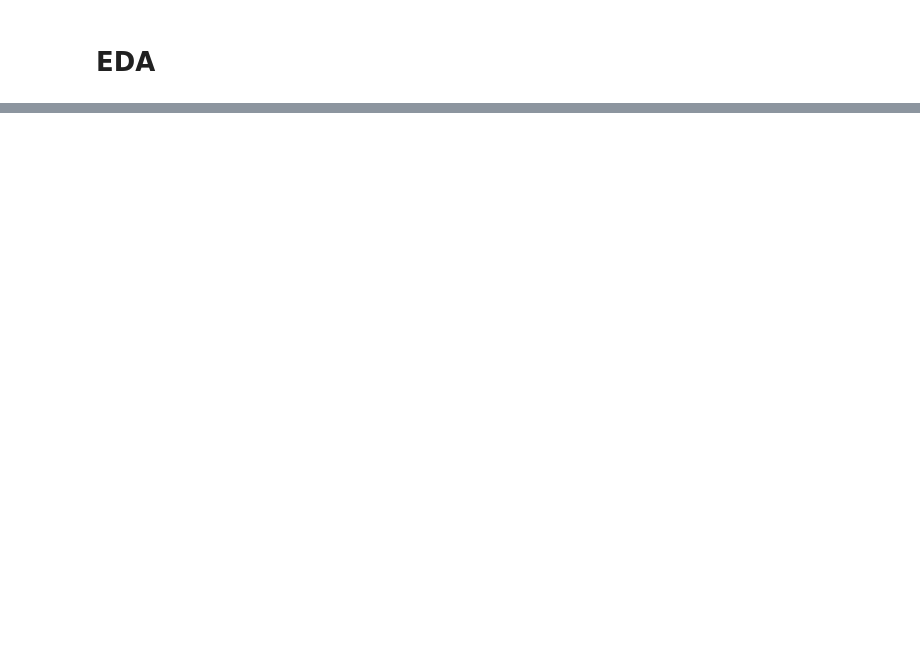
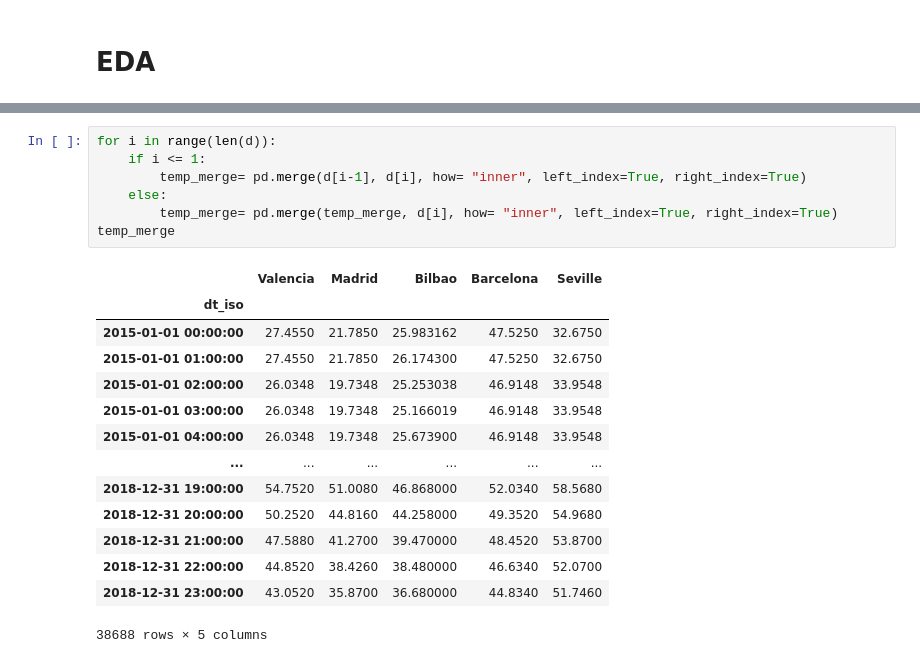
Before and after one commit to KishenSharma6/EnergyPricePredictor, a Jupyter notebook: Notebooks/EDA/EnergyDataEDA.ipynb, the cells around one changed output, grey strips where cells are left out. Drawn from its saved outputs; the diff is of its cells as text; blank space fills up the shorter version.

```diff
--- a/Notebooks/EDA/EnergyDataEDA.ipynb
+++ b/Notebooks/EDA/EnergyDataEDA.ipynb
@@ -185,0 +210,22 @@ plt.show()
+# %%
+for i in range(len(d)):
+    if i <= 1:
+        temp_merge= pd.merge(d[i-1], d[i], how= "inner", left_index=True, right_index=True)
+    else:
+        temp_merge= pd.merge(temp_merge, d[i], how= "inner", left_index=True, right_index=True)
+temp_merge
+# %% [output]
+|  | Valencia | Madrid | Bilbao | Barcelona | Seville |
+| dt_iso |  |  |  |  |  |
+| 2015-01-01 00:00:00 | 27.4550 | 21.7850 | 25.983162 | 47.5250 | 32.6750 |
+| 2015-01-01 01:00:00 | 27.4550 | 21.7850 | 26.174300 | 47.5250 | 32.6750 |
+| 2015-01-01 02:00:00 | 26.0348 | 19.7348 | 25.253038 | 46.9148 | 33.9548 |
+| 2015-01-01 03:00:00 | 26.0348 | 19.7348 | 25.166019 | 46.9148 | 33.9548 |
+| 2015-01-01 04:00:00 | 26.0348 | 19.7348 | 25.673900 | 46.9148 | 33.9548 |
+| ... | ... | ... | ... | ... | ... |
+| 2018-12-31 19:00:00 | 54.7520 | 51.0080 | 46.868000 | 52.0340 | 58.5680 |
+| 2018-12-31 20:00:00 | 50.2520 | 44.8160 | 44.258000 | 49.3520 | 54.9680 |
+| 2018-12-31 21:00:00 | 47.5880 | 41.2700 | 39.470000 | 48.4520 | 53.8700 |
+| 2018-12-31 22:00:00 | 44.8520 | 38.4260 | 38.480000 | 46.6340 | 52.0700 |
+| 2018-12-31 23:00:00 | 43.0520 | 35.8700 | 36.680000 | 44.8340 | 51.7460 |
+38688 rows × 5 columns
```
Also changed, not shown: parts of 16 cells of this notebook.
